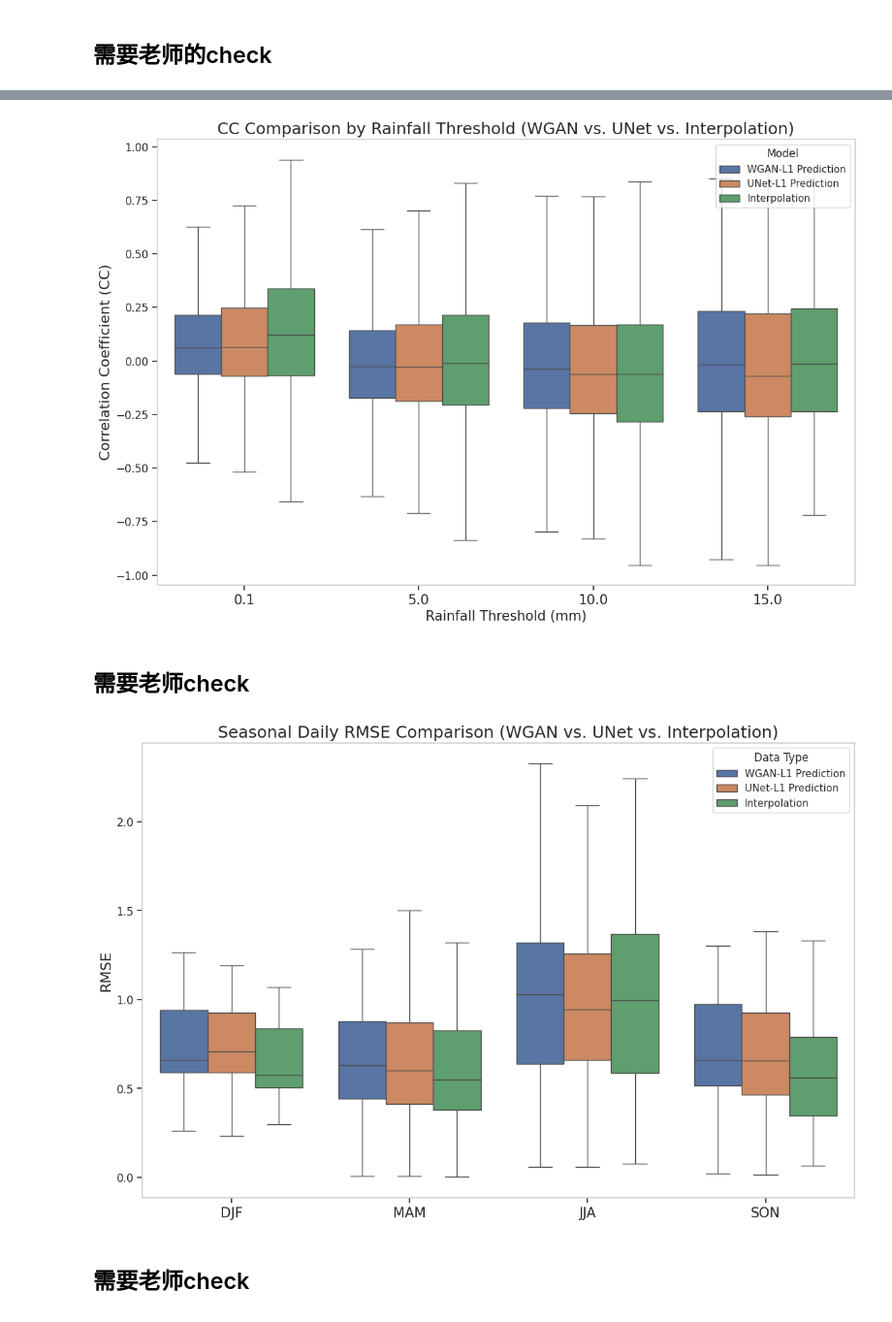
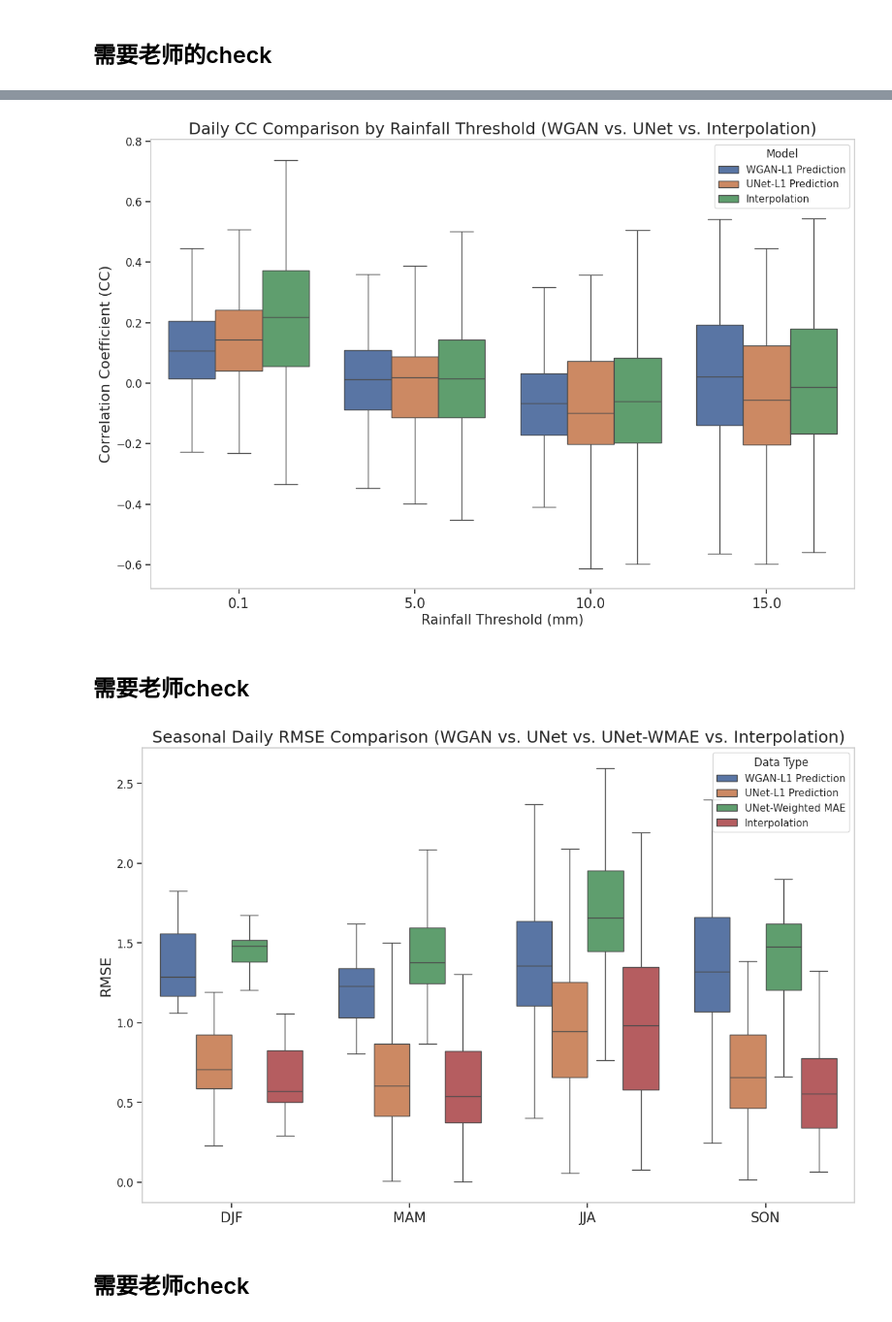
Before and after one commit to masak1112/precipitation_downscaling, a Jupyter notebook: precipitation_downscaling-bing_issue09_bias_correction/RMSE_AND_CC.ipynb, the cells around one changed output, grey strips where cells are left out. Shown at 97% size. Saved outputs shown, nothing was run; the diff lists cells and outputs as text; code cells hidden in the pictures.

```diff
--- a/precipitation_downscaling-bing_issue09_bias_correction/RMSE_AND_CC.ipynb
+++ b/precipitation_downscaling-bing_issue09_bias_correction/RMSE_AND_CC.ipynb
@@ -298,14 +544,17 @@ import seaborn as sns
 # 降水强度阈值列表
 grade_list = [0.1, 5, 10, 15]
 
-# 计算按降水强度的 CC 函数
-def calculate_cc_by_threshold(fcst, hr, grade_list):
+# 计算按降水强度的 CC（同一天降雨合并计算）
+def calculate_daily_cc_by_threshold(fcst, hr, grade_list):
     cc_dict = {grade: [] for grade in grade_list}
 
-    # 遍历每个时间片，计算不同降水强度下的 CC
-    for i in range(hr.shape[0]):
-        hr_data = hr[i].flatten()
-        fcst_data = fcst[i].flatten()
+    # 直接在 xarray 数据中按日期分组
+    fcst_grouped = fcst.groupby('time.date')
+    hr_grouped = hr.groupby('time.date')
+
+    for day in fcst_grouped.groups:
+        fcst_data = fcst_grouped[day].values.reshape(-1)
+        hr_data = hr_grouped[day].values.reshape(-1)
 
         for grade in grade_list:
             # 只计算超过阈值的降水点的 CC
@@ -322,21 +571,22 @@ def calculate_cc_by_threshold(fcst, hr, grade_list):
 
     return cc_dict
 
+
 # 加载 WGAN-L1 数据集
 ds_wgan = xr.open_dataset("/cpfs01/projects-HDD/cfff-4a8d9af84f66_HDD/public/ShiXiSheng/yzy/yzy_results/ex31_7_onestepwgan_cri5_1000_0_l1_aheadtop_10_180epoch_addprecipnorm/prcp_downs_wgan_year_2020.nc")
-fcst_wgan = ds_wgan['fcst'].values
-hr_wgan = ds_wgan['hr'].values
-inter = ds_wgan['inter'].values
+fcst_wgan = ds_wgan['fcst']
+hr_wgan = ds_wgan['hr']
+inter = ds_wgan['inter']
 
 # 加载 UNet-L1 数据集
 ds_unet = xr.open_dataset("/cpfs01/projects-HDD/cfff-4a8d9af84f66_HDD/public/ShiXiSheng/yzy/yzy_results/ex7_13_onestep_l1_nofc_aheadtop_10_addprecipnorm/prcp_downs_unet_year_2020.nc")
-fcst_unet = ds_unet['fcst'].values
-hr_unet = ds_unet['hr'].values
+fcst_unet = ds_unet['fcst']
+hr_unet = ds_unet['hr']
 
-# 计算不同模型的 CC
-cc_fcst_wgan = calculate_cc_by_threshold(fcst_wgan, hr_wgan, grade_list)
-cc_fcst_unet = calculate_cc_by_threshold(fcst_unet, hr_unet, grade_list)
-cc_inter = calculate_cc_by_threshold(inter, hr_wgan, grade_list)
+# 计算不同模型的 CC（按天计算）
+cc_fcst_wgan = calculate_daily_cc_by_threshold(fcst_wgan, hr_wgan, grade_list)
+cc_fcst_unet = calculate_daily_cc_by_threshold(fcst_unet, hr_unet, grade_list)
+cc_inter = calculate_daily_cc_by_threshold(inter, hr_wgan, grade_list)
 
 # 解决长度不一致问题
 def pad_dict_to_same_length(cc_dict):
@@ -375,7 +625,7 @@ sns.boxplot(x='Threshold', y='CC', hue='Type', data=df,
             showfliers=False)  # 不显示离群点
 
 plt.rcParams['font.family'] = 'DejaVu Sans'
-plt.title('CC Comparison by Rainfall Threshold (WGAN vs. UNet vs. Interpolation)', fontsize=18)
+plt.title('Daily CC Comparison by Rainfall Threshold (WGAN vs. UNet vs. Interpolation)', fontsize=18)
 plt.xlabel('Rainfall Threshold (mm)', fontsize=15)
 plt.ylabel('Correlation Coefficient (CC)', fontsize=16)
 
@@ -389,7 +639,7 @@ plt.tick_params(axis='y', which='both', left=True)
 plt.legend(title='Model', loc='upper right')
 plt.show()
 # %% [output]
-[figure, old version]
+[figure, new version]
 # %% [markdown]
 ## 需要老师check
 # %%
@@ -419,27 +669,35 @@ def calculate_daily_rmse(pred, obs):
     return pd.DataFrame(daily_rmse)
 
 # 加载 WGAN-L1 数据集
-ds_wgan = xr.open_dataset("/cpfs01/projects-HDD/cfff-4a8d9af84f66_HDD/public/ShiXiSheng/yzy/yzy_results/ex31_10_onestepwgan_cri5_250_l1_aheadtop_10_180epoch_addprecipnorm/prcp_downs_wgan_year_2020.nc")
+ds_wgan = xr.open_dataset("/cpfs01/projects-HDD/cfff-4a8d9af84f66_HDD/public/ShiXiSheng/yzy/yzy_results/ex31_7_onestepwgan_cri5_1000_0_l1_aheadtop_10_180epoch_addprecipnorm/prcp_downs_wgan_year_2020.nc")
 fcst_wgan = ds_wgan['fcst']
 hr_wgan = ds_wgan['hr']
 inter = ds_wgan['inter']
+
 # 加载 UNet-L1 数据集
 ds_unet = xr.open_dataset("/cpfs01/projects-HDD/cfff-4a8d9af84f66_HDD/public/ShiXiSheng/yzy/yzy_results/ex7_13_onestep_l1_nofc_aheadtop_10_addprecipnorm/prcp_downs_unet_year_2020.nc")
 fcst_unet = ds_unet['fcst']
 hr_unet = ds_unet['hr']
 
+# 加载 UNet-Weighted MAE 数据集
+ds_unet_wmae = xr.open_dataset("/cpfs01/projects-HDD/cfff-4a8d9af84f66_HDD/public/ShiXiSheng/yzy/yzy_results/ex14_1_onestep_weightmae_aheadtop_10_addprecipnorm/prcp_downs_unet_year_2020.nc")
+fcst_unet_wmae = ds_unet_wmae['fcst']
+hr_unet_wmae = ds_unet_wmae['hr']
+
 # 计算 RMSE
 df_fcst_wgan = calculate_daily_rmse(fcst_wgan, hr_wgan)
 df_fcst_unet = calculate_daily_rmse(fcst_unet, hr_unet)
-df_inter = calculate_daily_rmse(inter, hr_wgan)  # 使用 wgan 的 hr 进行对比
+df_fcst_unet_wmae = calculate_daily_rmse(fcst_unet_wmae, hr_unet_wmae)
+df_inter = calculate_daily_rmse(inter, hr_wgan)
 
 # 添加模型类型和来源
 df_fcst_wgan['Type'] = 'WGAN-L1 Prediction'
 df_fcst_unet['Type'] = 'UNet-L1 Prediction'
+df_fcst_unet_wmae['Type'] = 'UNet-Weighted MAE'
 df_inter['Type'] = 'Interpolation'
 
 # 合并数据
-df = pd.concat([df_fcst_wgan, df_fcst_unet, df_inter])
+df = pd.concat([df_fcst_wgan, df_fcst_unet, df_fcst_unet_wmae, df_inter])
 
 # 转换日期格式
 df['date'] = pd.to_datetime(df['date'])
@@ -456,35 +714,35 @@ def get_season(month):
     else:
         return 'SON'  # 秋季
 
 df['season'] = df['month'].map(get_season)
 
 # 设置绘图风格
 sns.set(style="whitegrid")
 
 # 绘制箱线图
 plt.figure(figsize=(14, 9))
 sns.boxplot(x='season', y='rmse', hue='Type', data=df,
             order=['DJF', 'MAM', 'JJA', 'SON'],
             showfliers=False)  # 不显示离群点
 
 # 美化图表
 plt.rcParams['font.family'] = 'DejaVu Sans'
-plt.title('Seasonal Daily RMSE Comparison (WGAN vs. UNet vs. Interpolation)', fontsize=18)
+plt.title('Seasonal Daily RMSE Comparison (WGAN vs. UNet vs. UNet-WMAE vs. Interpolation)', fontsize=18)
 plt.xlabel('')
 plt.ylabel('RMSE', fontsize=16)
 
 plt.xticks(fontsize=15)
 plt.yticks(fontsize=12)
 
 # 美化细节
 plt.grid(False)
 plt.tick_params(axis='x', which='both', bottom=True)
 plt.tick_params(axis='y', which='both', left=True)
 
 plt.legend(title='Data Type', loc='upper right')
 plt.show()
 # %% [output]
-[figure, old version]
+[figure, new version]
 # %% [markdown]
 ## 需要老师check
 # %%
```
Also changed, not shown: parts of 5 cells of this notebook, 4 other files.
